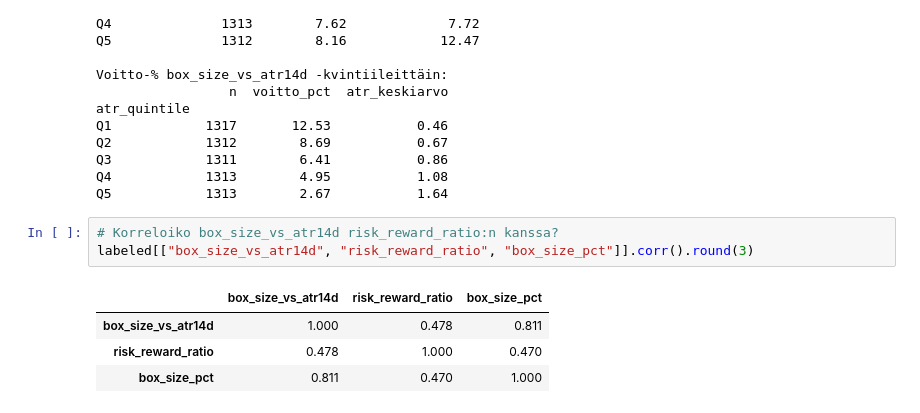
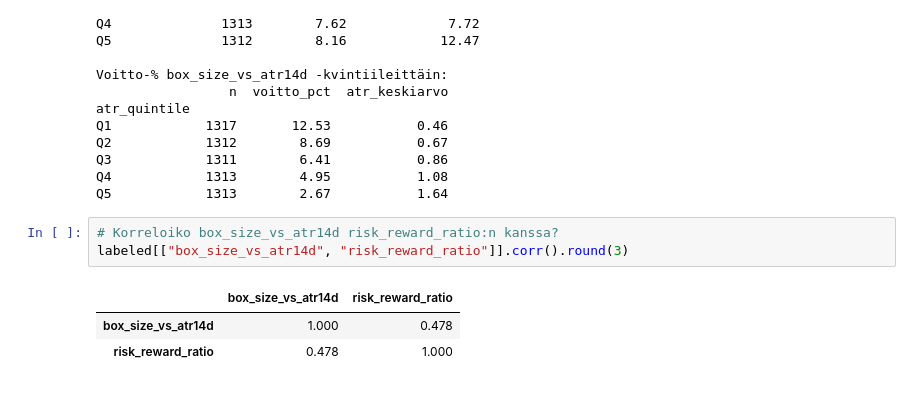
Before and after one commit to aanixi/box-method-ensemble-prediction, a Jupyter notebook: notebooks/03_features.ipynb, the cells around one changed output. Cells and saved outputs as stored; diff of their text form.

```diff
--- a/notebooks/03_features.ipynb
+++ b/notebooks/03_features.ipynb
@@ -316,10 +319,9 @@ Q4            1313        4.95           1.08
 Q5            1313        2.67           1.64
 # %%
 # Korreloiko box_size_vs_atr14d risk_reward_ratio:n kanssa?
-labeled[["box_size_vs_atr14d", "risk_reward_ratio", "box_size_pct"]].corr().round(3)
+labeled[["box_size_vs_atr14d", "risk_reward_ratio"]].corr().round(3)
 # %% [output]
-|  | box_size_vs_atr14d | risk_reward_ratio | box_size_pct |
-| box_size_vs_atr14d | 1.000 | 0.478 | 0.811 |
-| risk_reward_ratio | 0.478 | 1.000 | 0.470 |
-| box_size_pct | 0.811 | 0.470 | 1.000 |
+|  | box_size_vs_atr14d | risk_reward_ratio |
+| box_size_vs_atr14d | 1.000 | 0.478 |
+| risk_reward_ratio | 0.478 | 1.000 |
 # %%
```
Also changed, not shown: parts of 17 cells of this notebook, 3 other files.
